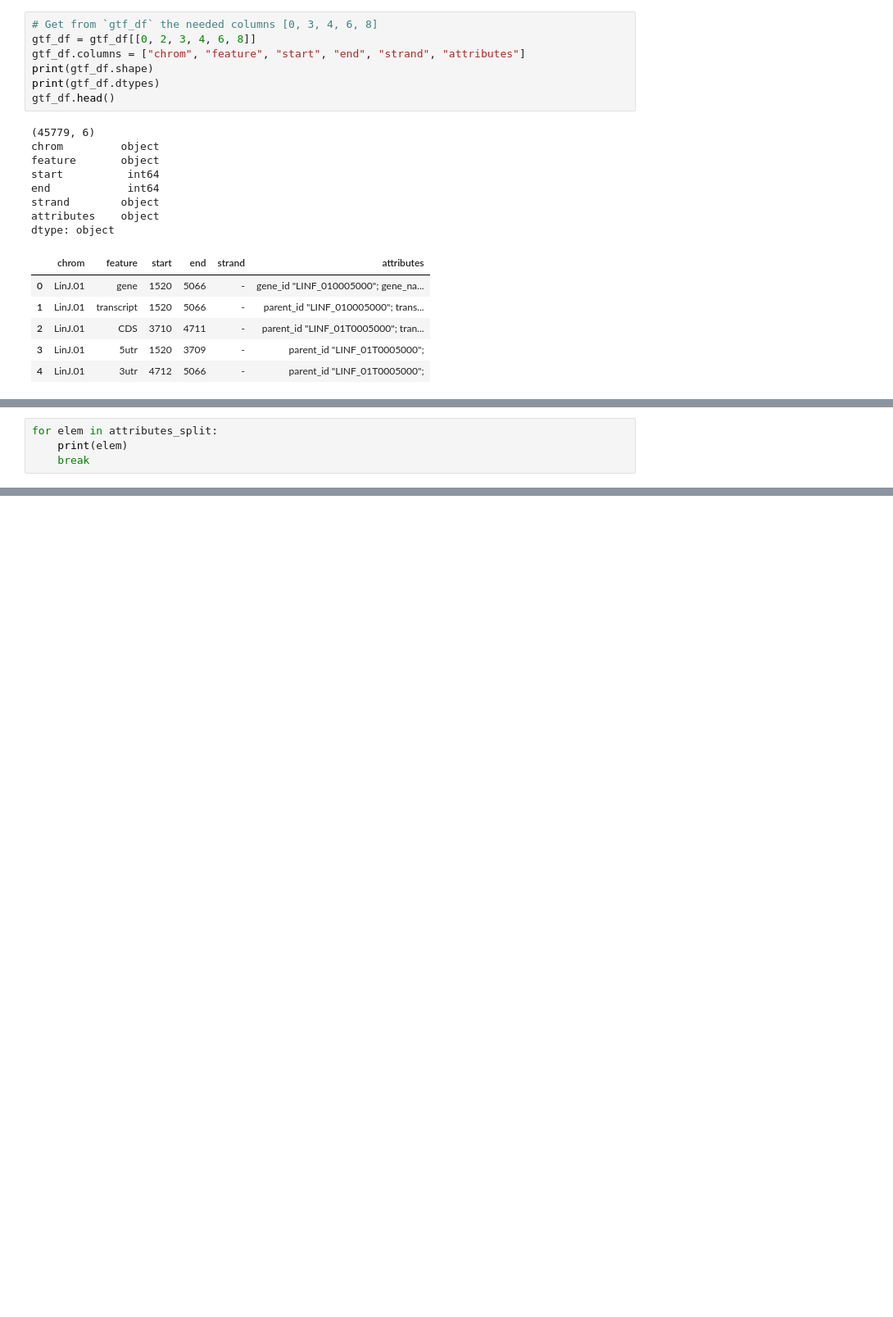
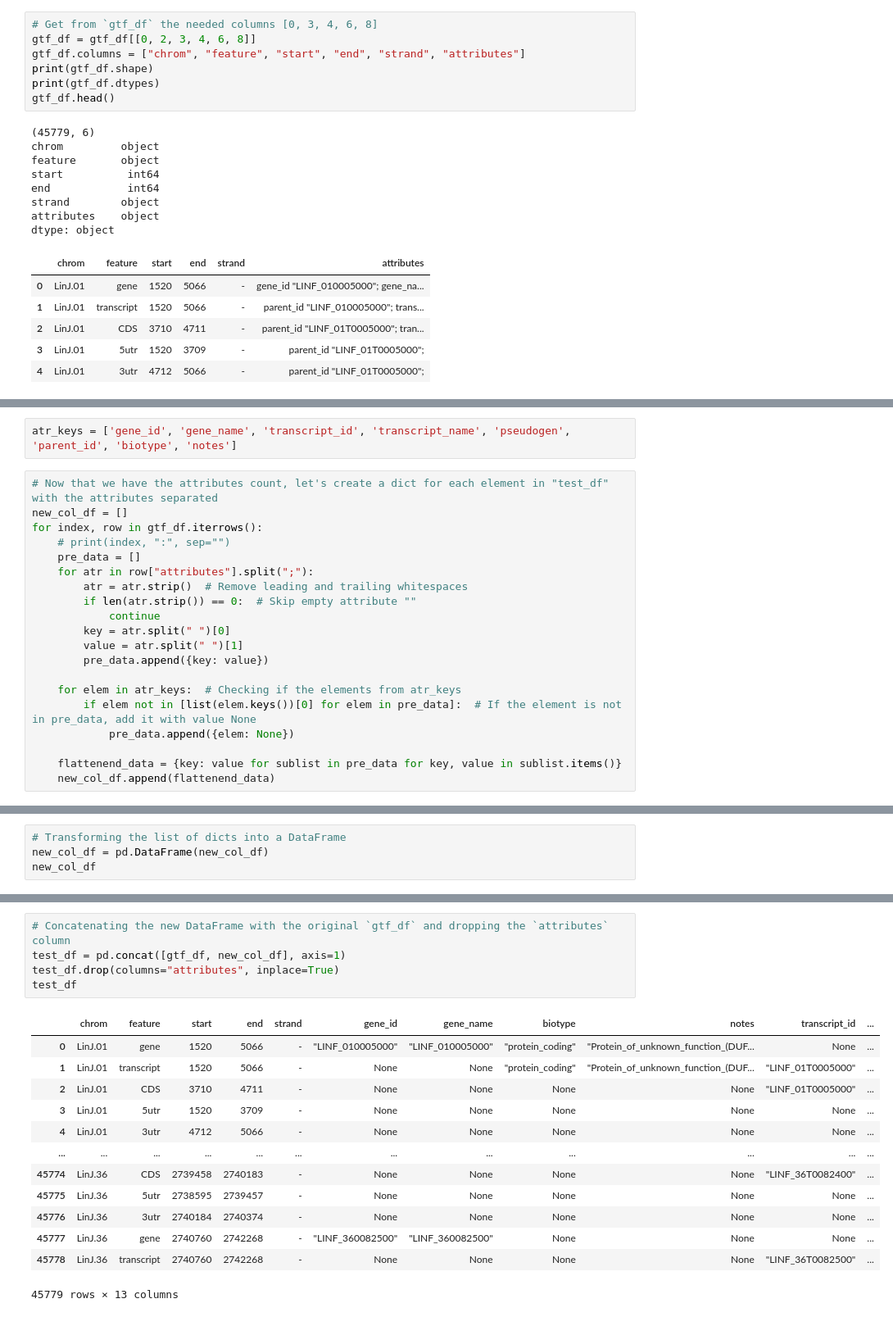
Before and after one commit to Viskuit/Test_BEDOPS, a Jupyter notebook: 23.SIDER_vs_GTF/1.test.ipynb, the cells around one changed output, grey strips where cells are left out. Shown at 82% size. Drawn from its saved outputs; the diff is of its cells as text; blank space fills up the shorter version.

Commit message:
Loaded and transformed the data correctly

```diff
--- a/23.SIDER_vs_GTF/1.test.ipynb
+++ b/23.SIDER_vs_GTF/1.test.ipynb
@@ -175,4 +137,0 @@ Name: attributes, dtype: object
-# %%
-for elem in attributes_split:
-    print(elem)
-    break
@@ -186,0 +171,22 @@ print(attributes_split)
+# %%
+atr_keys = ['gene_id', 'gene_name', 'transcript_id', 'transcript_name', 'pseudogen', 'parent_id', 'biotype', 'notes']
+# %%
+# Now that we have the attributes count, let's create a dict for each element in "test_df" with the attributes separated
+new_col_df = []
+for index, row in gtf_df.iterrows():
+    # print(index, ":", sep="")
+    pre_data = []
+    for atr in row["attributes"].split(";"):
+        atr = atr.strip()  # Remove leading and trailing whitespaces
+        if len(atr.strip()) == 0:  # Skip empty attribute ""
+            continue
+        key = atr.split(" ")[0]
+        value = atr.split(" ")[1]
+        pre_data.append({key: value})
+
+    for elem in atr_keys:  # Checking if the elements from atr_keys
+        if elem not in [list(elem.keys())[0] for elem in pre_data]:  # If the element is not in pre_data, add it with value None
+            pre_data.append({elem: None})
+
+    flattenend_data = {key: value for sublist in pre_data for key, value in sublist.items()}
+    new_col_df.append(flattenend_data)
@@ -186,0 +214,4 @@ print(attributes_split)
+# %%
+# Transforming the list of dicts into a DataFrame
+new_col_df = pd.DataFrame(new_col_df)
+new_col_df
@@ -186,0 +232,19 @@ print(attributes_split)
+# %%
+# Concatenating the new DataFrame with the original `gtf_df` and dropping the `attributes` column
+test_df = pd.concat([gtf_df, new_col_df], axis=1)
+test_df.drop(columns="attributes", inplace=True)
+test_df
+# %% [output]
+|  | chrom | feature | start | end | strand | gene_id | gene_name | biotype | notes | transcript_id | ... |
+| 0 | LinJ.01 | gene | 1520 | 5066 | - | "LINF_010005000" | "LINF_010005000" | "protein_coding" | "Protein_of_unknown_function_(DUF... | None | ... |
+| 1 | LinJ.01 | transcript | 1520 | 5066 | - | None | None | "protein_coding" | "Protein_of_unknown_function_(DUF... | "LINF_01T0005000" | ... |
+| 2 | LinJ.01 | CDS | 3710 | 4711 | - | None | None | None | None | "LINF_01T0005000" | ... |
+| 3 | LinJ.01 | 5utr | 1520 | 3709 | - | None | None | None | None | None | ... |
+| 4 | LinJ.01 | 3utr | 4712 | 5066 | - | None | None | None | None | None | ... |
+| ... | ... | ... | ... | ... | ... | ... | ... | ... | ... | ... | ... |
+| 45774 | LinJ.36 | CDS | 2739458 | 2740183 | - | None | None | None | None | "LINF_36T0082400" | ... |
+| 45775 | LinJ.36 | 5utr | 2738595 | 2739457 | - | None | None | None | None | None | ... |
+| 45776 | LinJ.36 | 3utr | 2740184 | 2740374 | - | None | None | None | None | None | ... |
+| 45777 | LinJ.36 | gene | 2740760 | 2742268 | - | "LINF_360082500" | "LINF_360082500" | None | None | None | ... |
+| 45778 | LinJ.36 | transcript | 2740760 | 2742268 | - | None | None | None | None | "LINF_36T0082500" | ... |
+45779 rows × 13 columns
```
Also changed, not shown: parts of 15 cells of this notebook.
